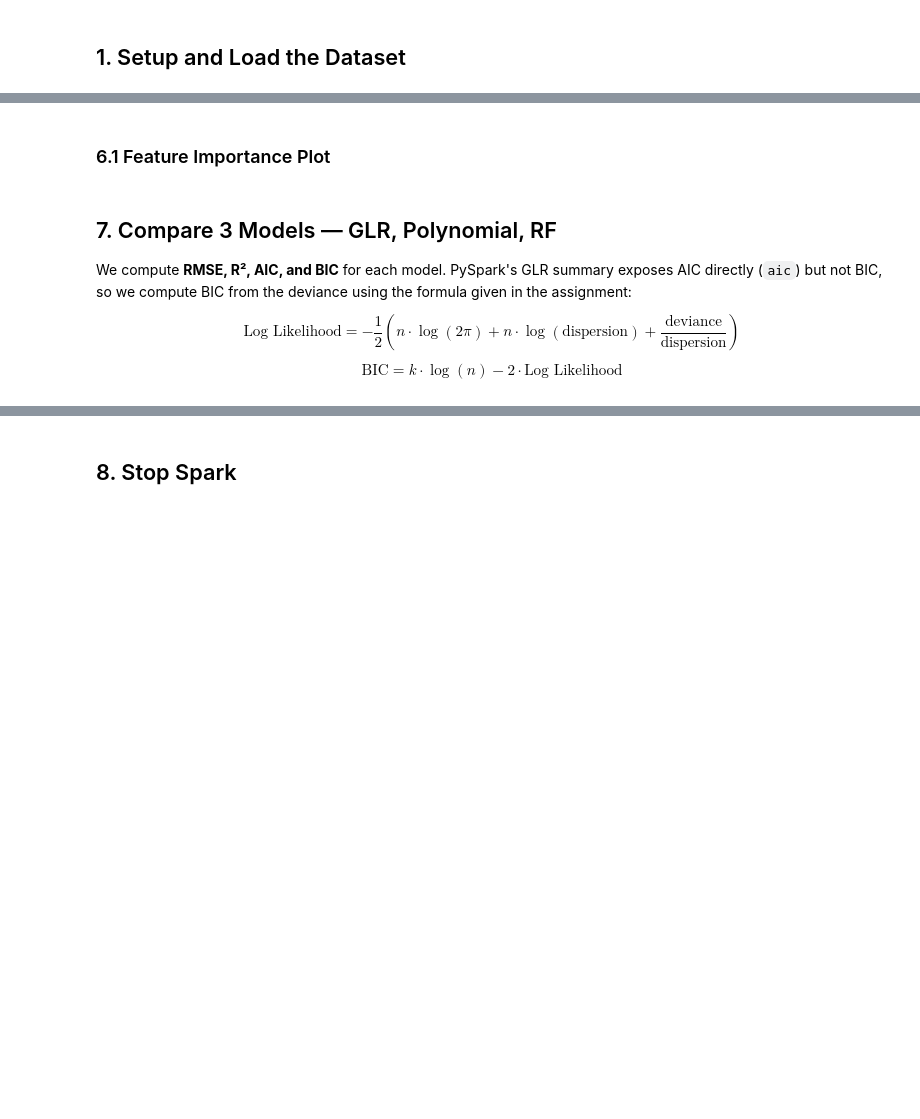
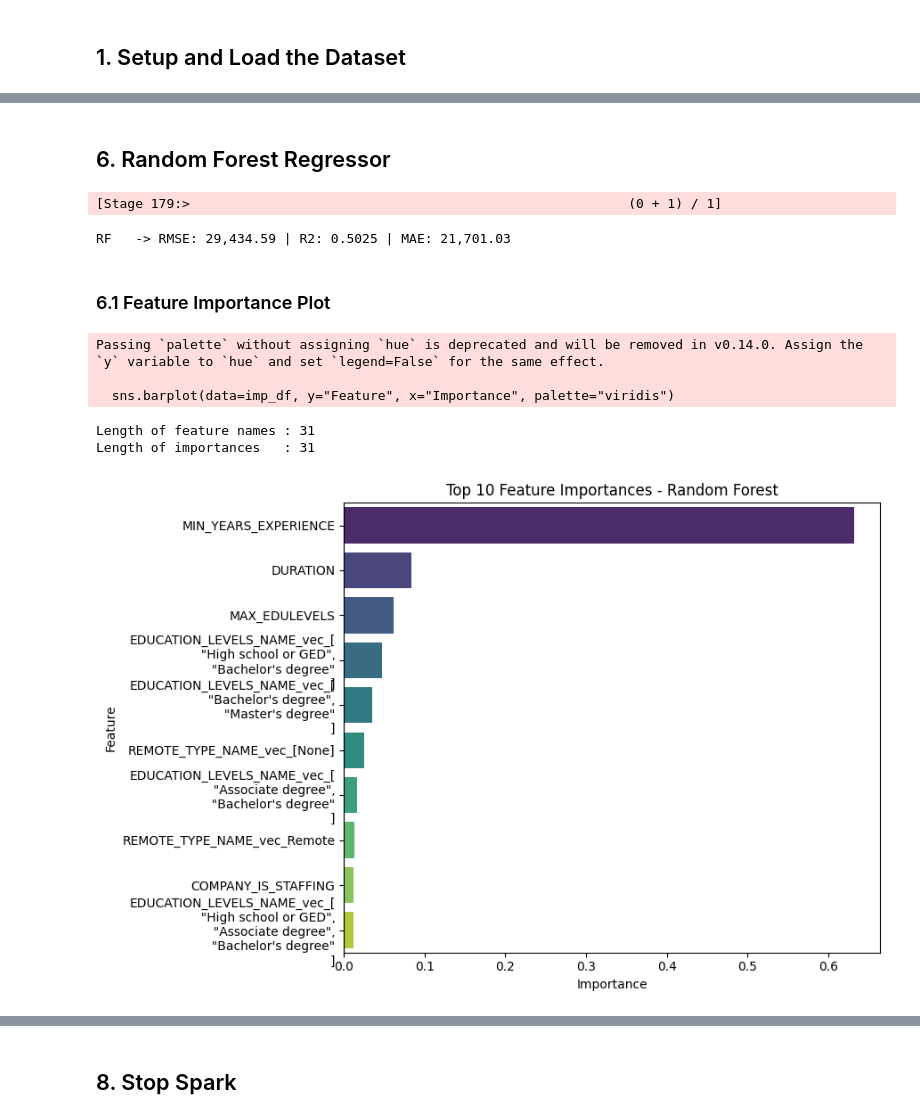
Before and after one commit to RMFCONDE/assignment5, a Jupyter notebook: M05_Assignment.ipynb, the cells around one changed output, grey strips where cells are left out. Drawn from its saved outputs; the diff is of its cells as text; code cells hidden in the pictures; blank space fills up the shorter version.

```diff
--- a/M05_Assignment.ipynb
+++ b/M05_Assignment.ipynb
@@ -61,6 +52,6 @@ We drop rows missing `SALARY` or any chosen feature, then build a Spark ML Pipel
 # %%
 target = "SALARY"
-continuous = ["MIN_YEARS_EXPERIENCE", "DURATION"]
+continuous = ["MIN_YEARS_EXPERIENCE", "DURATION", "MAX_EDULEVELS"]
 boolean_num = ["IS_INTERNSHIP", "COMPANY_IS_STAFFING"]
 categorical = ["EDUCATION_LEVELS_NAME", "EMPLOYMENT_TYPE_NAME", "REMOTE_TYPE_NAME"]
 
@@ -112,7 +103,7 @@ prepared = prepared.withColumn("MIN_YEARS_EXPERIENCE_SQ",
                                spark_pow(col("MIN_YEARS_EXPERIENCE"), 2))
 
 # Build features_poly (adds the squared term right after MIN_YEARS_EXPERIENCE)
-poly_cols = (["MIN_YEARS_EXPERIENCE", "MIN_YEARS_EXPERIENCE_SQ", "DURATION"]
+poly_cols = (["MIN_YEARS_EXPERIENCE", "MIN_YEARS_EXPERIENCE_SQ", "DURATION", "MAX_EDULEVELS"]
              + boolean_num
              + [c+"_vec" for c in categorical])
 poly_assembler = VectorAssembler(inputCols=poly_cols, outputCol="features_poly",
@@ -293,3 +319,5 @@ Random Forest is non-parametric and handles non-linearities and feature interact
+# %% [markdown]
+## 6. Random Forest Regressor
 # %%
 from pyspark.ml.regression import RandomForestRegressor
 
@@ -302,28 +330,39 @@ rf_pred = rf_model.transform(test)
 
 rmse_rf, r2_rf, mae_rf = reg_metrics(rf_pred)
 print(f"RF   -> RMSE: {rmse_rf:,.2f} | R2: {r2_rf:.4f} | MAE: {mae_rf:,.2f}")
+# %% [output]
+[Stage 179:>                                                        (0 + 1) / 1]
+RF   -> RMSE: 29,434.59 | R2: 0.5025 | MAE: 21,701.03
 # %% [markdown]
 ### 6.1 Feature Importance Plot
 # %%
+# Pull the actual feature names from the assembled vector's metadata
+# This guarantees the names match the importances array length
+attrs = prepared.schema["features"].metadata["ml_attr"]["attrs"]
+rf_feature_names = []
+for kind in ("numeric", "binary", "nominal"):
+    if kind in attrs:
+        # Sort by index so names line up with the vector positions
+        rf_feature_names.extend([a["name"] for a in sorted(attrs[kind], key=lambda x: x["idx"])])
+
 importances = rf_model.featureImportances.toArray()
-print("Length of feature names:", len(feature_names))
-print("Length of importances  :", len(importances))
+print("Length of feature names :", len(rf_feature_names))
+print("Length of importances   :", len(importances))
 
-imp_df = (pd.DataFrame({"Feature": feature_names, "Importance": importances})
+imp_df = (pd.DataFrame({"Feature": rf_feature_names, "Importance": importances})
           .sort_values("Importance", ascending=False)
           .head(10))
 
 plt.figure(figsize=(9, 6))
 sns.barplot(data=imp_df, y="Feature", x="Importance", palette="viridis")
 plt.title("Top 10 Feature Importances - Random Forest")
 plt.tight_layout()
 plt.savefig("_output/rf_feature_importance.png", dpi=150)
 plt.show()
+# %% [output]
+Passing `palette` without assigning `hue` is deprecated and will be removed in v0.14.0. Assign the `y` variable to `hue` and set `legend=False` for the same effect.
+
+  sns.barplot(data=imp_df, y="Feature", x="Importance", palette="viridis")
+Length of feature names : 31
+Length of importances   : 31
+[figure, added]
-# %% [markdown]
-## 7. Compare 3 Models — GLR, Polynomial, RF
-
-We compute **RMSE, R², AIC, and BIC** for each model. PySpark's GLR summary exposes AIC directly (`aic`) but not BIC, so we compute BIC from the deviance using the formula given in the assignment:
-
-$$\text{Log Likelihood} = -\frac{1}{2}\left(n \cdot \log(2\pi) + n \cdot \log(\text{dispersion}) + \frac{\text{deviance}}{\text{dispersion}}\right)$$
-
-$$\text{BIC} = k \cdot \log(n) - 2 \cdot \text{Log Likelihood}$$
```
Also changed, not shown: parts of 27 cells of this notebook.
